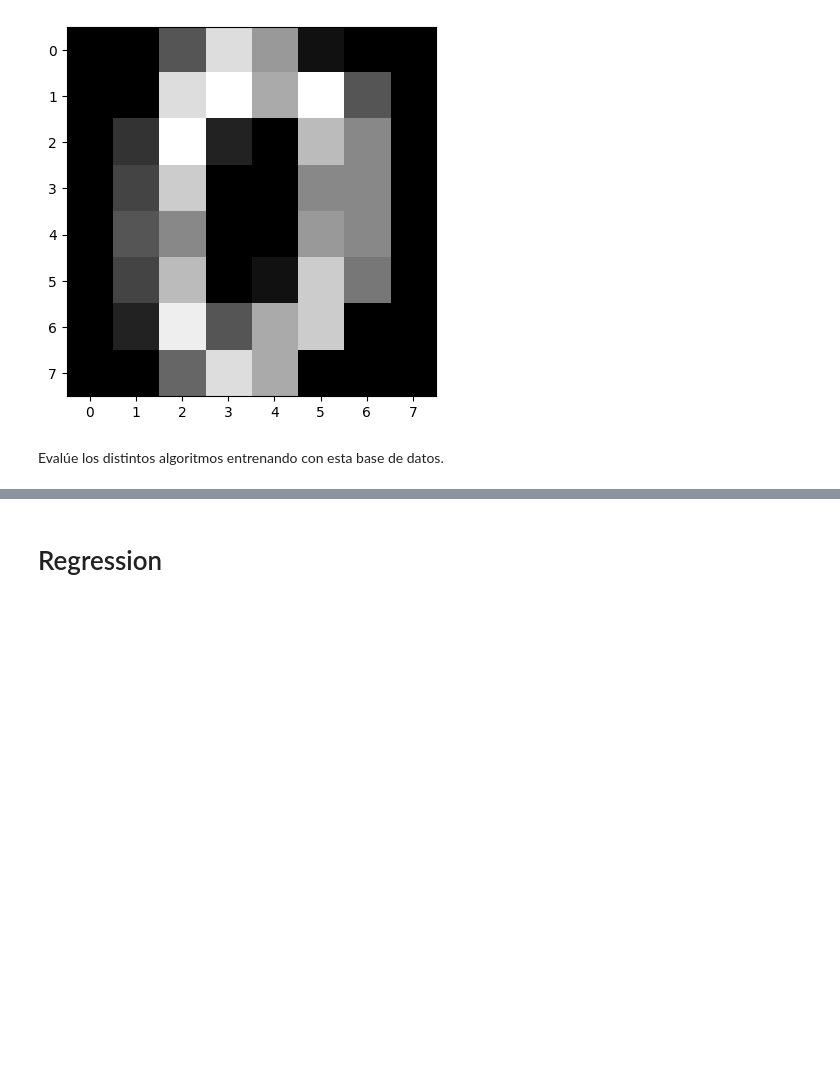
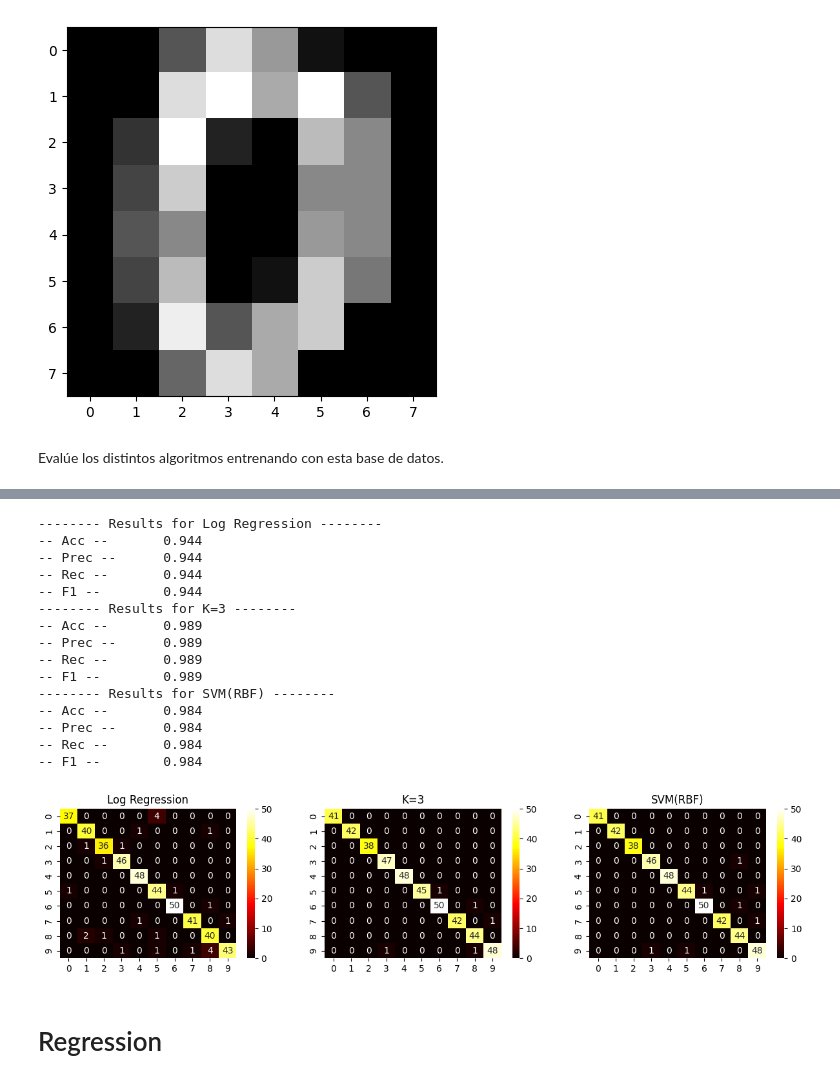
Before and after one commit to Luisa96fernanda/machine_learning, a Jupyter notebook: Sem_05/Supervised_Metrics.ipynb, the cells around one changed output, grey strips where cells are left out. Saved outputs shown, nothing was run; the diff lists cells and outputs as text; code cells hidden in the pictures; blank space fills up the shorter version.

Commit message:
Upload Sem-5 supervised metrics

```diff
--- a/Sem_05/Supervised_Metrics.ipynb
+++ b/Sem_05/Supervised_Metrics.ipynb
@@ -69,13 +68,14 @@ Módulo de [Metrics](https://scikit-learn.org/stable/modules/classes.html#module
 from sklearn.metrics import confusion_matrix, accuracy_score, precision_score, recall_score, f1_score
 import seaborn as sns
 # %%
-_, axes = plt.subplots(1, 3 , figsize = (12,4))
+
+_, axes = plt.subplots(1, len(models) , figsize = (4*len(models),4))
 
 # Compute metrics - plot confusion matrix
-for name, ax in zip(names,axes) :
+for name, ax in zip(names, axes) :
   print ("########----- Results for {0} -----########".format( name ))
   accuracy = accuracy_score( y_test , predictions[name] )
-  precision = precision_score( y_test , predictions[name], average = "micro")
+  precision = precision_score( y_test , predictions[name] , average = "micro")
   recall = recall_score( y_test , predictions[name] , average = "micro")
   f1 = f1_score( y_test , predictions[name] , average = "micro")
   cm = confusion_matrix( y_test , predictions[name] )
@@ -120,3 +125,15 @@ plt.imshow(digits.images[0].reshape(8,8), cmap="gray")
 [figure]
 # %% [markdown]
 Evalúe los distintos algoritmos entrenando con esta base de datos.
+# %%
+train_data, test_data, train_targets, test_targets = train_test_split(digits.data,digits.target)
+# %%
+models = [LogisticRegression(), kNN(n_neighbors=3), SVC(kernel='rbf')]
+names = ['Log Regression', 'K=3', 'SVM(RBF)']
+predictions = {}
+
+# fit the models
+for name, clf in zip(names,models) :
+  #
+  clf.fit( train_data , train_targets )
+  predictions[name] = clf.predict(test_data)
@@ -123,3 +148,38 @@ Evalúe los distintos algoritmos entrenando con esta base de datos.
+# %%
+_, axes = plt.subplots(1, 3 , figsize = (15,3))
+
+# Compute metrics - plot confusion matrix
+for name, ax in zip(names,axes) :
+  print ("-------- Results for {0} --------".format( name ))
+  accuracy = accuracy_score( test_targets , predictions[name] )
+  precision = precision_score( test_targets , predictions[name], average = "micro")
+  recall = recall_score( test_targets , predictions[name] , average = "micro")
+  f1 = f1_score( test_targets , predictions[name] , average = "micro")
+  cm = confusion_matrix( test_targets , predictions[name] )
+  ##--------------
+  print("-- Acc --\t{0:.3f}\t".format(accuracy))
+  print('-- Prec --\t{0:.3f}\t'.format(precision))
+  print('-- Rec --\t{0:.3f}\t'.format(recall))
+  print("-- F1 -- \t{0:.3f}  \t".format(f1))
+  sns.heatmap(cm, cmap = "hot", annot = True, ax = ax )
+  ax.set_title( name )
+# %% [output]
+-------- Results for Log Regression --------
+-- Acc --       0.944
+-- Prec --      0.944
+-- Rec --       0.944
+-- F1 --        0.944
+-------- Results for K=3 --------
+-- Acc --       0.989
+-- Prec --      0.989
+-- Rec --       0.989
+-- F1 --        0.989
+-------- Results for SVM(RBF) --------
+-- Acc --       0.984
+-- Prec --      0.984
+-- Rec --       0.984
+-- F1 --        0.984
+[figure, added]
 # %% [markdown]
 # Regression
 # %%
```
Also changed, not shown: parts of 4 cells of this notebook.
